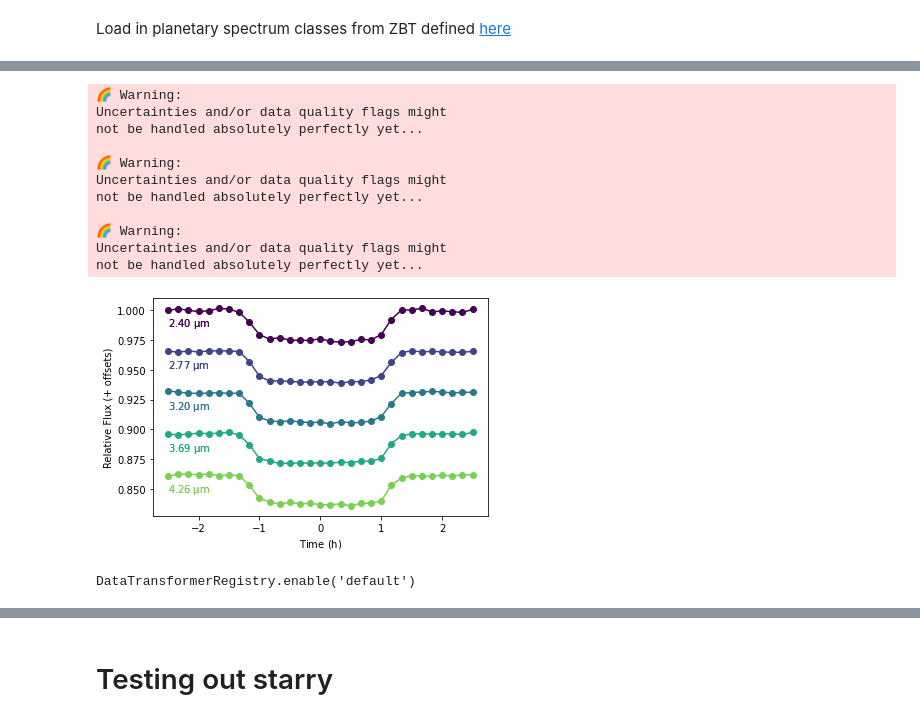
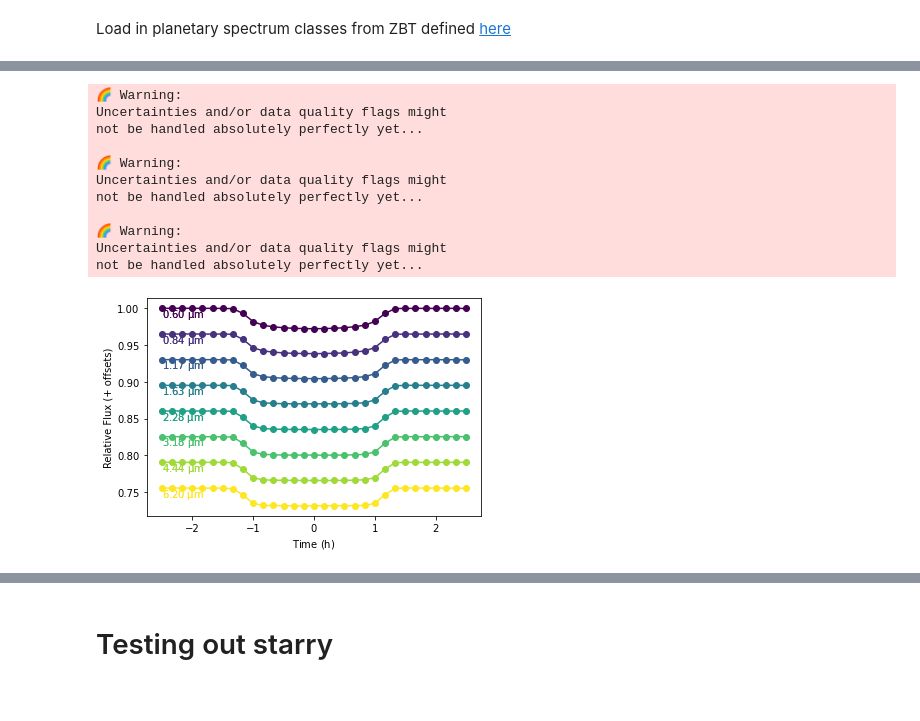
Before and after one commit to catrionamurray/chromatic_fitting, a Jupyter notebook: chromatic_fitting.ipynb, the cells around one changed output, grey strips where cells are left out. Cells and saved outputs as stored; diff of their text form; code cells hidden in the pictures.

Commit message:
debugged spectrum injection, tested with patricio's model params and NirCam bands. Still several issues to work out

```diff
--- a/chromatic_fitting.ipynb
+++ b/chromatic_fitting.ipynb
@@ -40,10 +22,12 @@ Load in planetary spectrum classes from ZBT defined [here](https://github.com/er
 # lets load a model
 planet = x['WASP39b_NIRSpec']
 planet_params = x['WASP39b_parameters']
+print(planet_params)
 
 wavelength = planet['wl']
-depth = planet['transmission']
-table = Table(dict(wavelength=planet['wl'], depth=planet['transmission']), meta=planet_params)
+transmission = planet['transmission']
+table = Table(dict(wavelength=planet['wl'], depth=np.sqrt(planet['transmission'])), meta=planet_params)
 
-model = spectrum.PlanetarySpectrumModel(table=table, label='injected model')
+# set up a new model spectrum
+model = PlanetarySpectrumModel(table=table, label='injected model')
 # %% [output]
@@ -67,3 +41,10 @@ planet_params
 # %%
-print(np.shape(wavelength))
+#  define where the zenodo LD files are stored (needed for ExoTiC)
+dirsen = '/Users/catrionamurray/Documents/Postdoc/CUBoulder/exotic-ld_data'
+#  define some stellar parameters
+star_params = {"M_H":-0.03, "Teff":5326.6, "logg":4.38933}
+mode = "NIRSpec_Prism" #"NIRCam_F322W2"
+ld_eqn='quadratic'
+#  calculate the LD coeffs for a series of wavelengths and transit depths
+model_ld = generate_spectrum_ld(wavelength, np.sqrt(transmission), star_params, planet_params, dirsen, mode=mode, ld_eqn=ld_eqn, ld_model='1D', plot_model=True)
 # %% [output]
@@ -352,0 +166,3 @@ b.imshow();
+# %%
+# return synthetic rainbow + rainbow with injected transit
+r,i = inject_spectrum(model_ld,ld_eqn=ld_eqn,snr=1000,dt=1,res=50)
@@ -352,0 +184,5 @@ b.imshow();
+# %%
+b_withtransit = i.bin(
+    dw=0.1*u.micron, dt=10*u.minute
+)
+b_withtransit.imshow()
@@ -353,21 +192,16 @@ b.imshow();
 # %%
-ax = b.bin(R=7).plot(plotkw=dict(alpha=0.1, markeredgecolor='none', linewidth=0))
-b.bin(R=7, dt=10*u.minute).plot(ax=ax)
+ax = b_withtransit.bin(R=3).plot(plotkw=dict(alpha=0.1, markeredgecolor='none', linewidth=0))
+b_withtransit.bin(R=3, dt=10*u.minute).plot(ax=ax)
 # %% [output]
 🌈 Warning:
 Uncertainties and/or data quality flags might
 not be handled absolutely perfectly yet...
 
 🌈 Warning:
 Uncertainties and/or data quality flags might
 not be handled absolutely perfectly yet...
 
 🌈 Warning:
 Uncertainties and/or data quality flags might
 not be handled absolutely perfectly yet...
-[figure, old version]
+[figure, new version]
-# %%
-import altair as alt
-alt.data_transformers.disable_max_rows()
-# %% [output]
-DataTransformerRegistry.enable('default')
```
Also changed, not shown: parts of 23 cells of this notebook, 4 other files.
